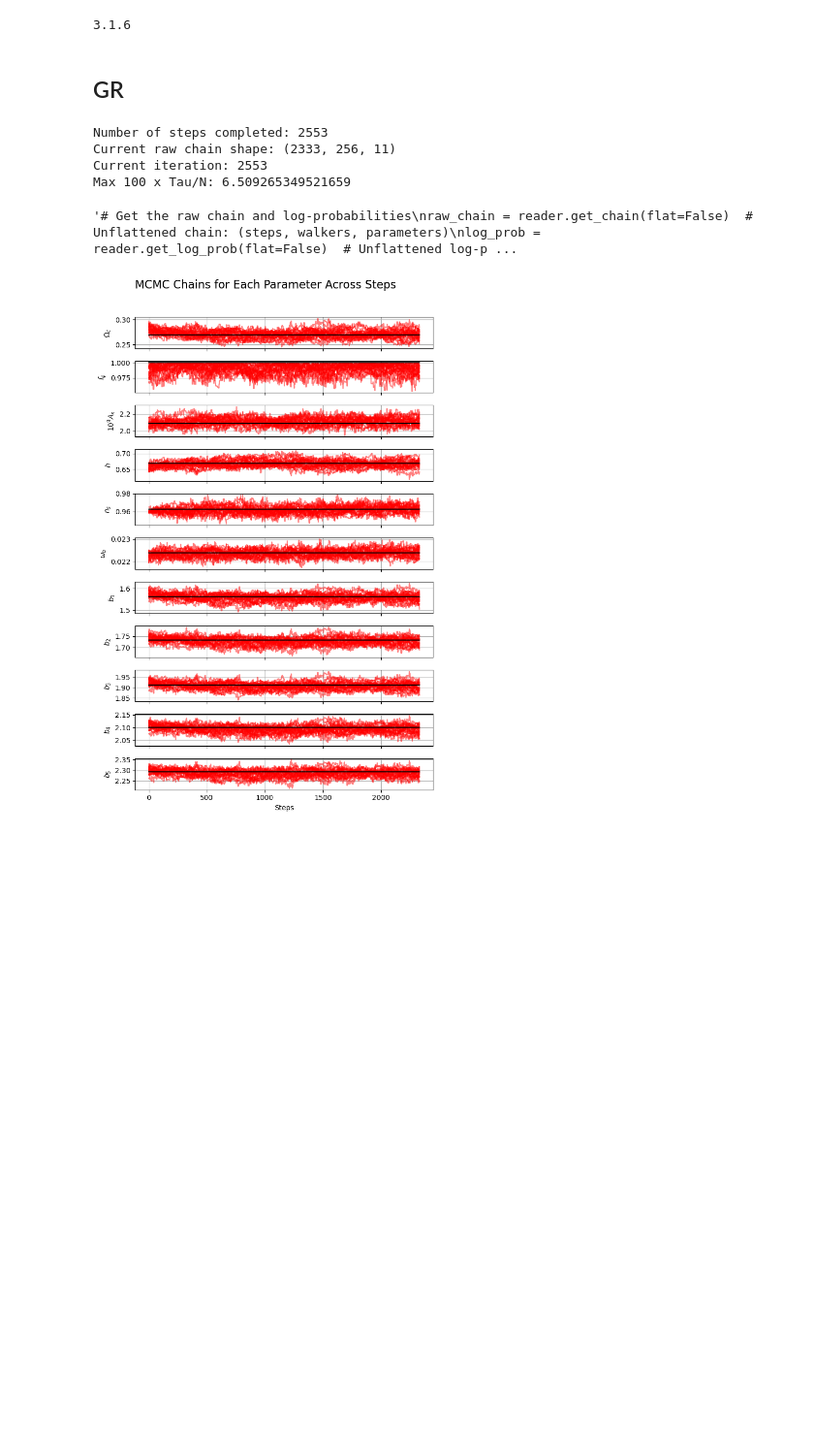
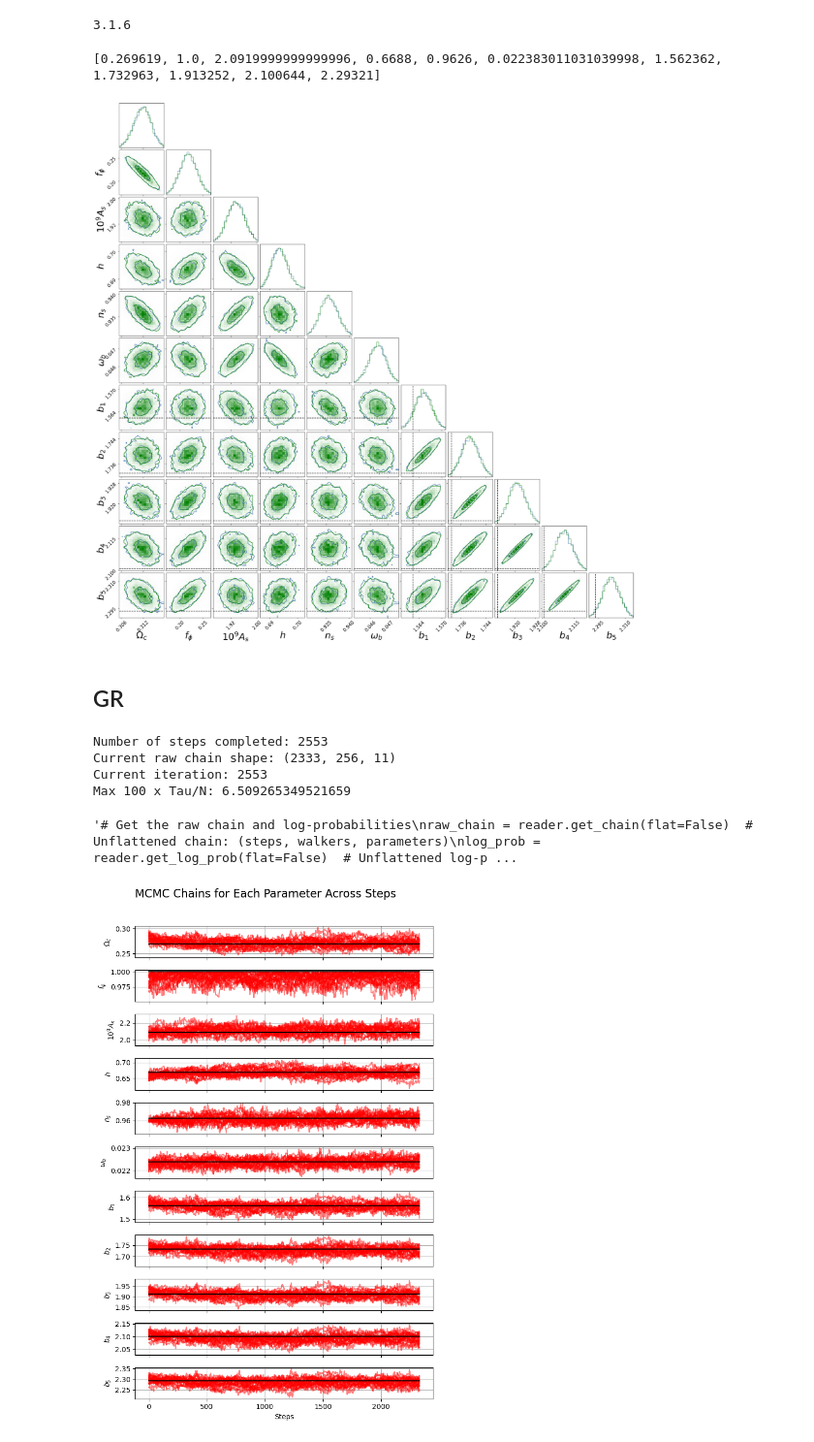
Before and after one commit to CarolaZano/CubicGalileon_Forecasts, a Jupyter notebook: Read_emcee_progress.ipynb, the cells around one changed output. Shown at 97% size. Cells and saved outputs as stored; diff of their text form; code cells hidden in the pictures; blank space fills up the shorter version.

```diff
--- a/Read_emcee_progress.ipynb
+++ b/Read_emcee_progress.ipynb
@@ -37,6 +37,85 @@ value1 = [cosmo_universe["Omega_c"], 1.0, cosmo_universe["A_s"]*1e9, cosmo_unive
 
 lower_value1 = [0.28 - 0.06, -1.5, -1.5, 1.7, 0.61 , 0.92, 0.04, 0.8,0.8,0.8,0.8,0.8]
 upper_value1 = [0.36 - 0.04, 1.5, 1.5, 2.5, 0.73,1 , 0.06, 3.0,3.0,3.0,3.0,3.0]
+# %%
+
+chain_cugal = np.loadtxt('/global/homes/c/carolazn/CuGal_Emu_project_mcmc/chains/chain_mcmc_cG_3x2pt_LSSTY1_validation_edges_45_ell1500_k0p2.txt')
+
+chain_cugal2 = np.loadtxt('/global/homes/c/carolazn/CuGal_Emu_project_mcmc/chains/chain_mcmc_cG_3x2pt_LSSTY1_validation_edges_45_ell3000_k0p3.txt')
+
+# txt file header contains in fourth row:
+# Omega_m = 0.31860365388642864, f_phi = 0.15799076466921524, A_s = 2.087683422026129e-09, h = 0.6730833187053041, n_s = 0.9380034961641164, wb = 0.049222901290707076, b1 = 1.562362, b2 = 1.732963, b3 = 1.913252, b4 = 2.100644, b5 = 2.29321
+
+# save header of txt file below
+
+
+print(value1)
+# %% [output]
+[0.269619, 1.0, 2.0919999999999996, 0.6688, 0.9626, 0.022383011031039998, 1.562362, 1.732963, 1.913252, 2.100644, 2.29321]
+# %%
+#### STANDARD CUTS #####
+params_to_plot = labels
+
+ndim = len(params_to_plot)
+colors = ["#4477AA","green"]  # Contour colors
+truth_color = "k"  # Truth values
+
+# do 95% of the data for plotting if param = r"$a1_{IA}$",r"$\eta 1_{IA}$", "b1", "b2", "b3","b4","b5"
+ranges = np.ones(len(params_to_plot))*0.99
+
+CORNER_KWARGS = dict(
+    range=ranges,
+    label_kwargs=dict(fontsize=30),
+    title_kwargs=dict(fontsize=14.5),
+    show_titles=False,
+    smooth = False,
+    levels=(1 - np.exp(-0.5), 1 - np.exp(-2)),
+    plot_datapoints=False,
+    fill_contours=False,
+    max_n_ticks=2,
+    title_fmt=".3f"
+)
+
+idx_to_plot = [labels.index(param) for param in params_to_plot]
+
+figure = corner.corner(chain_cugal[:,:-2][:,idx_to_plot], weights = np.exp(chain_cugal[:,-2]), labels=[labels[i] for i in idx_to_plot], **CORNER_KWARGS,hist_kwargs=dict(density=True), color = colors[0])
+corner.corner(chain_cugal2[:,:-2][:,idx_to_plot],fig=figure, weights = np.exp(chain_cugal2[:,-2]), labels=[labels[i] for i in idx_to_plot], **CORNER_KWARGS,hist_kwargs=dict(density=True), color = colors[1])
+
+######################
+# Extract the axes
+axes = np.array(figure.axes).reshape((ndim, ndim))
+
+# Loop over the diagonal
+for i in range(ndim):
+    if value1[i] != None:
+        ax = axes[i, i]
+        ax.axvline(value1[idx_to_plot[i]], color=truth_color, linestyle="--")
+
+# Loop over histograms
+for yi in range(ndim):
+    for xi in range(yi):
+        if value1[xi] == None:
+            ax = axes[yi, xi]
+            ax.axhline(value1[idx_to_plot[yi]], color=truth_color, linestyle="--")
+        elif value1[yi] == None:
+            ax = axes[yi, xi]
+            ax.axvline(value1[idx_to_plot[xi]], color=truth_color, linestyle="--")
+        else:
+            ax = axes[yi, xi]
+            ax.axvline(value1[idx_to_plot[xi]], color=truth_color, linestyle="--")
+            ax.axhline(value1[idx_to_plot[yi]], color=truth_color, linestyle="--")
+########################
+
+for ax in figure.get_axes():
+    ax.tick_params(axis='both', which='major', labelsize=15)  # Change label size
+
+#plt.legend(["3x2pt, Existing method (linear scale cuts)","maximum likelihood \n (for PCA-based cuts)","3x2pt, Our method (PCA-based cuts)","input cosmology"],\
+#           bbox_to_anchor=(1.0, 12.7), fontsize=40,title=r"GR universe",title_fontsize=60)
+#plt.legend(["mu/Sigma linear, f(R) data from ReACT","mu/Sigma linear, nDGP data from ReACT", "input cosmology"], bbox_to_anchor=(1.0, ndim+0.7), fontsize=20,title=r"f(R)/nDGP universe, 3x2pt, baryonic cuts",title_fontsize=30)
+#"maximum likelihood \n (for PCA-based cuts)"
+#plt.savefig("/home/c2042999/MGLensing/pca_emcee_runs/Figures/corner_3x2pt_chi2cuts_fR_nDGP.png", bbox_inches='tight', dpi=300)
+# %% [output]
+[figure, added]
 # %% [markdown]
 ## GR
 # %%
```
Also changed, not shown: 16 other files.
